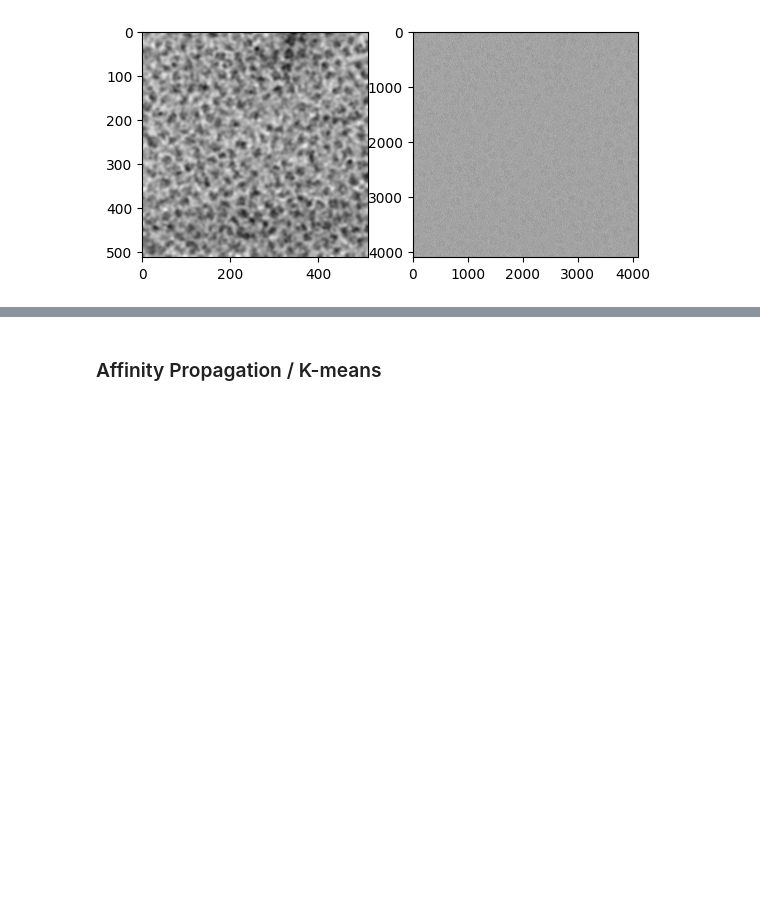
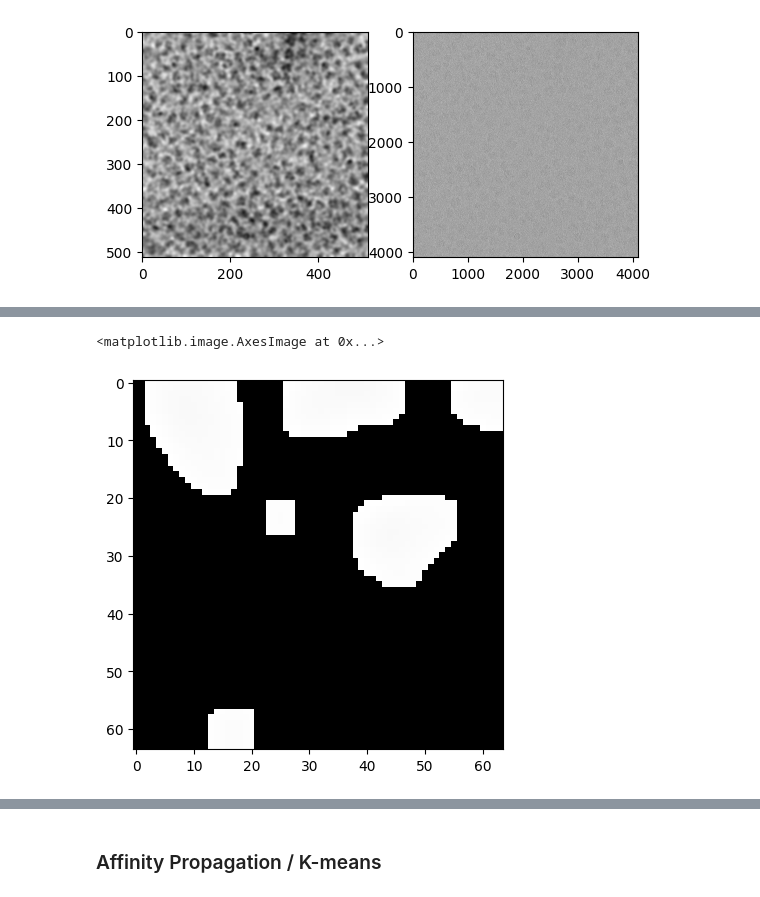
Before and after one commit to Jojo3235/tratamiento-imagense, a Jupyter notebook: Tratamiento de imagenes biomedicas/proyecto/practica.ipynb, the cells around one changed output, grey strips where cells are left out. Drawn from its saved outputs; the diff is of its cells as text; code cells hidden in the pictures; blank space fills up the shorter version.

```diff
--- a/Tratamiento de imagenes biomedicas/proyecto/practica.ipynb
+++ b/Tratamiento de imagenes biomedicas/proyecto/practica.ipynb
@@ -66,0 +121,5 @@ plt.imshow(min_img, cmap="gray")
+# %%
+plt.imshow(masks[f"{7}{7}"],cmap="gray")
+# %% [output]
+<matplotlib.image.AxesImage at 0x...>
+[figure, added]
```
Also changed, not shown: parts of 13 cells of this notebook.
